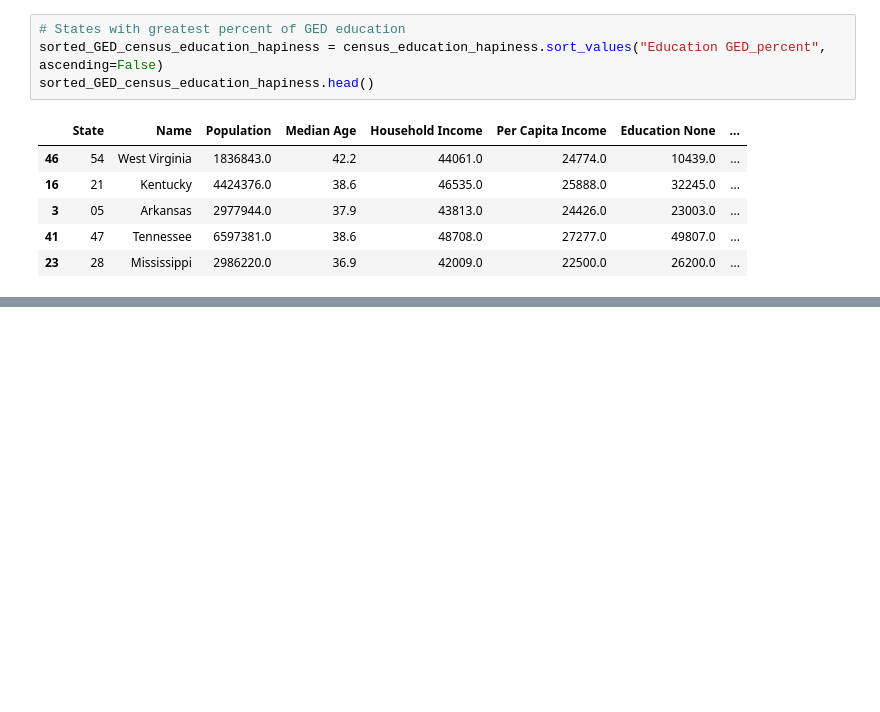
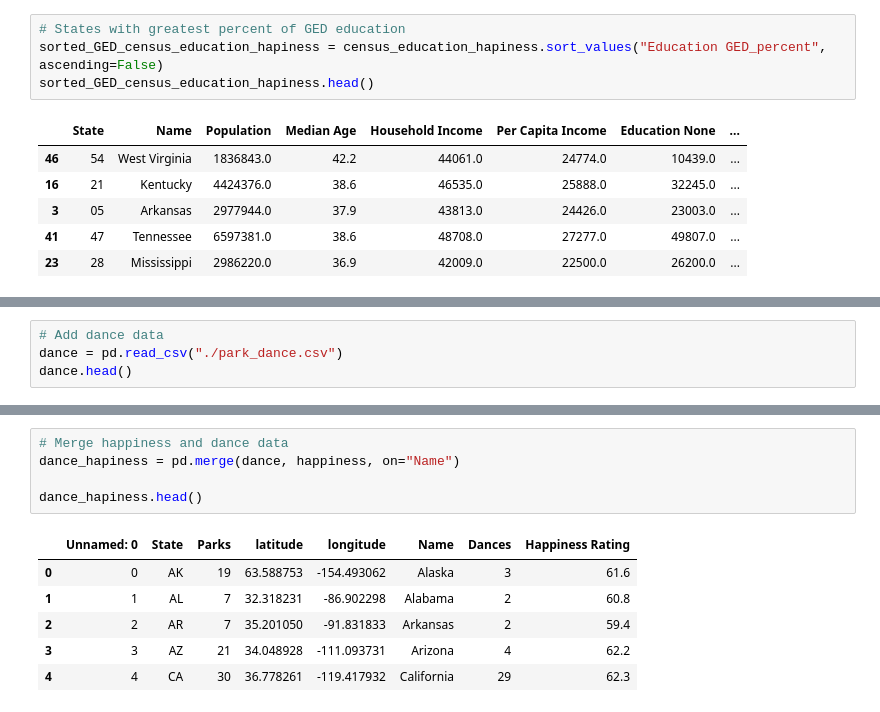
Before and after one commit to nandriychuk/best-places-to-live, a Jupyter notebook: census_happiness_correlations.ipynb, the cells around one changed output, grey strips where cells are left out. Saved outputs shown, nothing was run; the diff lists cells and outputs as text; blank space fills up the shorter version.

Commit message:
adding parks and dance data

```diff
--- a/census_happiness_correlations.ipynb
+++ b/census_happiness_correlations.ipynb
@@ -399,0 +433,4 @@ sorted_GED_census_education_hapiness.head()
+# %%
+# Add dance data
+dance = pd.read_csv("./park_dance.csv")
+dance.head()
@@ -399,0 +444,12 @@ sorted_GED_census_education_hapiness.head()
+# %%
+# Merge happiness and dance data
+dance_hapiness = pd.merge(dance, happiness, on="Name")
+
+dance_hapiness.head()
+# %% [output]
+|  | Unnamed: 0 | State | Parks | latitude | longitude | Name | Dances | Happiness Rating |
+| 0 | 0 | AK | 19 | 63.588753 | -154.493062 | Alaska | 3 | 61.6 |
+| 1 | 1 | AL | 7 | 32.318231 | -86.902298 | Alabama | 2 | 60.8 |
+| 2 | 2 | AR | 7 | 35.201050 | -91.831833 | Arkansas | 2 | 59.4 |
+| 3 | 3 | AZ | 21 | 34.048928 | -111.093731 | Arizona | 4 | 62.2 |
+| 4 | 4 | CA | 30 | 36.778261 | -119.417932 | California | 29 | 62.3 |
```
Also changed, not shown: parts of 5 cells of this notebook, 3 other files.
